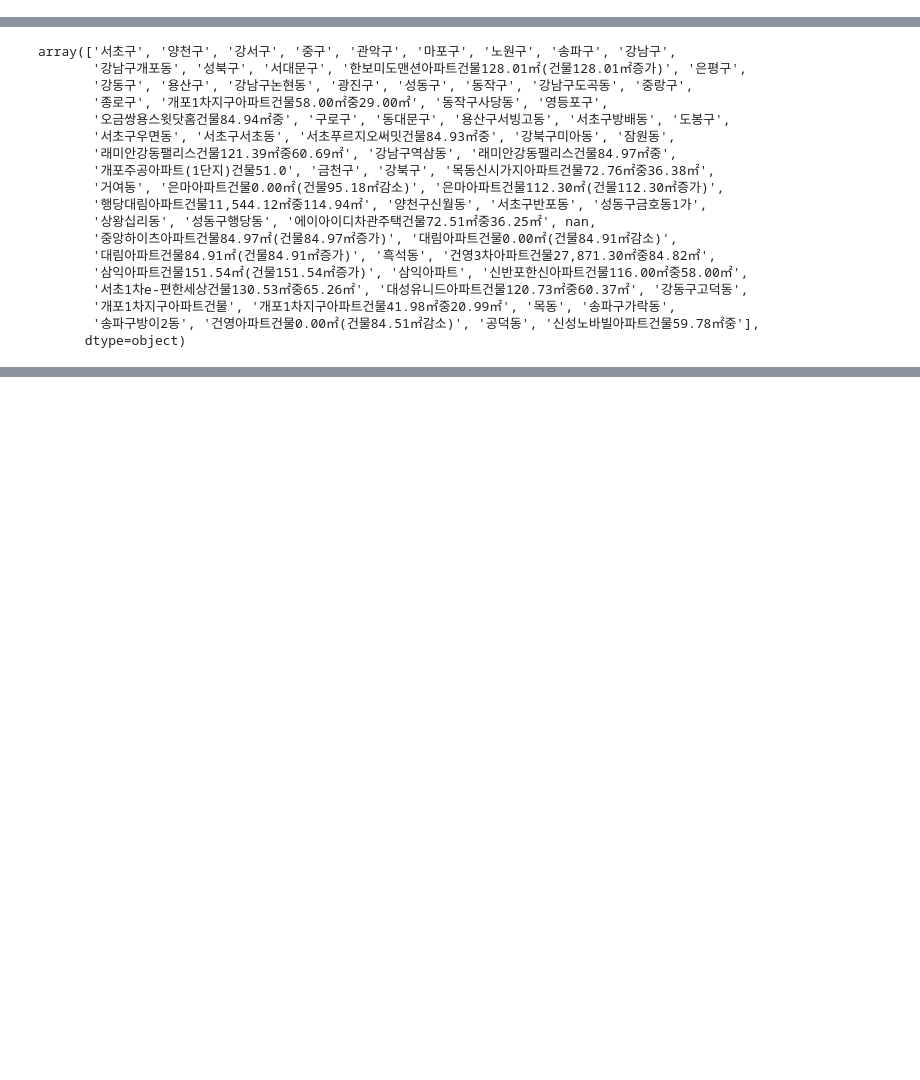
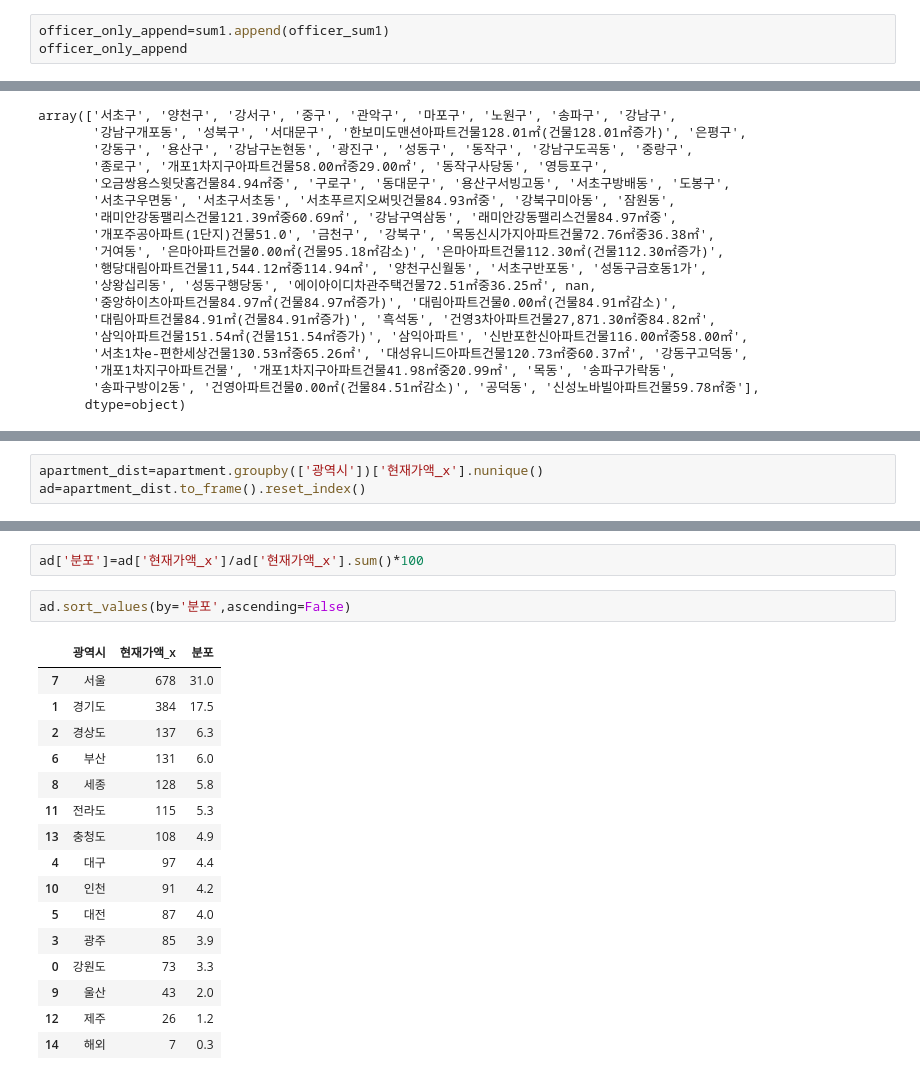
Before and after one commit to Suhhye-kang/Pandas, a Jupyter notebook: Exercise/lending/Highofficer.ipynb, the cells around one changed output, grey strips where cells are left out. Drawn from its saved outputs; the diff is of its cells as text; blank space fills up the shorter version.

```diff
--- a/Exercise/lending/Highofficer.ipynb
+++ b/Exercise/lending/Highofficer.ipynb
@@ -64,0 +132,3 @@ Name: 현재가액, Length: 2292, dtype: float64
+# %%
+officer_only_append=sum1.append(officer_sum1)
+officer_only_append
@@ -998,0 +954,3 @@ seoul1.loc[seoul1['test1']=='기타']
+# %%
+apartment_dist=apartment.groupby(['광역시'])['현재가액_x'].nunique()
+ad=apartment_dist.to_frame().reset_index()
@@ -998,0 +976,21 @@ seoul1.loc[seoul1['test1']=='기타']
+# %%
+ad['분포']=ad['현재가액_x']/ad['현재가액_x'].sum()*100
+# %%
+ad.sort_values(by='분포',ascending=False)
+# %% [output]
+|  | 광역시 | 현재가액_x | 분포 |
+| 7 | 서울 | 678 | 31.0 |
+| 1 | 경기도 | 384 | 17.5 |
+| 2 | 경상도 | 137 | 6.3 |
+| 6 | 부산 | 131 | 6.0 |
+| 8 | 세종 | 128 | 5.8 |
+| 11 | 전라도 | 115 | 5.3 |
+| 13 | 충청도 | 108 | 4.9 |
+| 4 | 대구 | 97 | 4.4 |
+| 10 | 인천 | 91 | 4.2 |
+| 5 | 대전 | 87 | 4.0 |
+| 3 | 광주 | 85 | 3.9 |
+| 0 | 강원도 | 73 | 3.3 |
+| 9 | 울산 | 43 | 2.0 |
+| 12 | 제주 | 26 | 1.2 |
+| 14 | 해외 | 7 | 0.3 |
```
Also changed, not shown: parts of 61 cells of this notebook, 2 other files.
